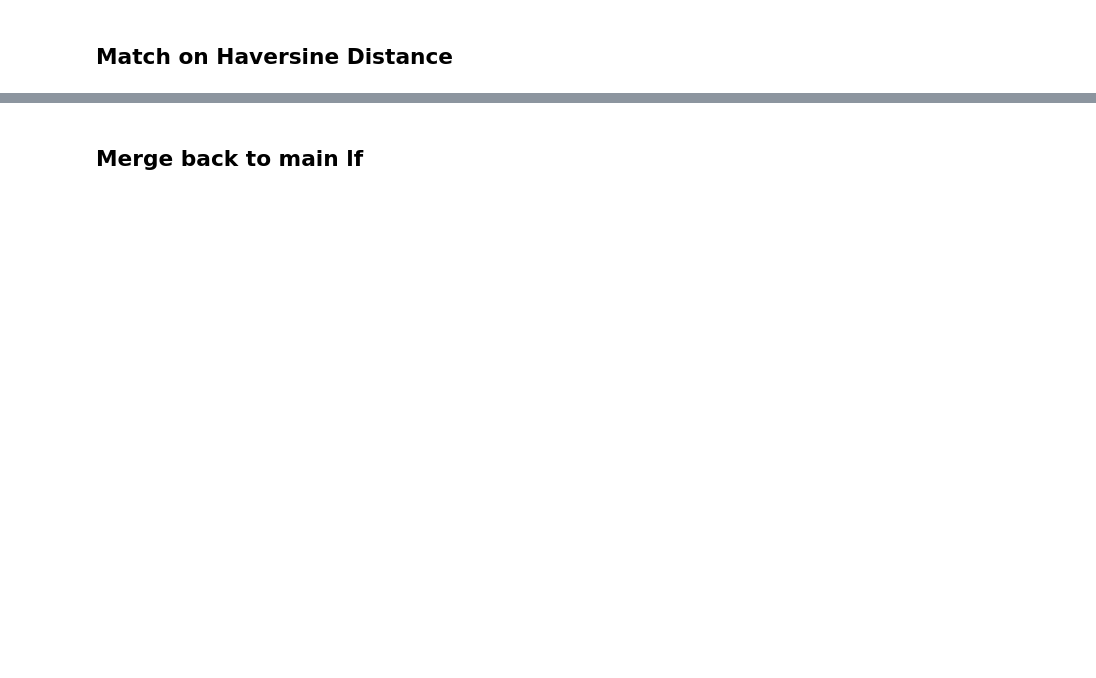
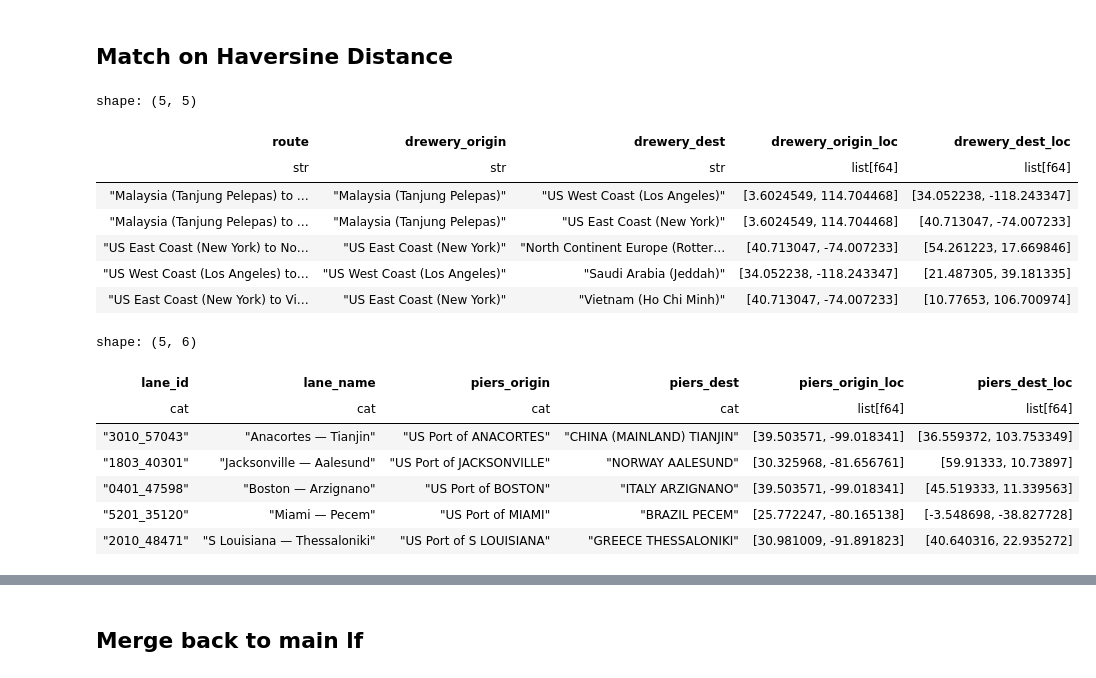
Before and after one commit to epistemetrica/Ocean-Carrier-Alliances-Project, a Jupyter notebook: analysis/lane_matching.ipynb, the cells around one changed output, grey strips where cells are left out. Drawn from its saved outputs; the diff is of its cells as text; code cells hidden in the pictures; blank space fills up the shorter version.

```diff
--- a/analysis/lane_matching.ipynb
+++ b/analysis/lane_matching.ipynb
@@ -322,0 +262,67 @@ skipping
+# %%
+#merge distances back to lanes
+
+#merge drewery origin locs
+drewery_loc_lanes_df = (
+    drewery_lanes_df
+    .join(
+        pl.DataFrame(drewery_ports_df),
+        left_on='drewery_origin',
+        right_on='drewery_port',
+    )
+    .rename({'drewery_port_loc':'drewery_origin_loc'})
+)
+#merge drewery dest locs
+drewery_loc_lanes_df = (
+    drewery_loc_lanes_df
+    .join(
+        pl.DataFrame(drewery_ports_df),
+        left_on='drewery_dest',
+        right_on='drewery_port',
+    )
+    .rename({'drewery_port_loc':'drewery_dest_loc'})
+    .unique()
+)
+
+#merge drewery origin locs
+piers_loc_lanes_df = (
+    piers_lanes_df
+    .join(
+        pl.DataFrame(piers_ports_df).cast({'piers_ports':pl.Categorical}),
+        left_on='piers_origin',
+        right_on='piers_ports',
+    )
+    .rename({'piers_port_loc':'piers_origin_loc'})
+)
+#merge drewery dest locs
+piers_loc_lanes_df = (
+    piers_loc_lanes_df
+    .join(
+        pl.DataFrame(piers_ports_df).cast({'piers_ports':pl.Categorical}),
+        left_on='piers_dest',
+        right_on='piers_ports',
+    )
+    .rename({'piers_port_loc':'piers_dest_loc'})
+    .unique()
+)
+
+#inspect
+display(drewery_loc_lanes_df.head())
+piers_loc_lanes_df.head()
+# %% [output]
+shape: (5, 5)
+| route | drewery_origin | drewery_dest | drewery_origin_loc | drewery_dest_loc |
+| str | str | str | list[f64] | list[f64] |
+| "Malaysia (Tanjung Pelepas) to … | "Malaysia (Tanjung Pelepas)" | "US West Coast (Los Angeles)" | [3.6024549, 114.704468] | [34.052238, -118.243347] |
+| "Malaysia (Tanjung Pelepas) to … | "Malaysia (Tanjung Pelepas)" | "US East Coast (New York)" | [3.6024549, 114.704468] | [40.713047, -74.007233] |
+| "US East Coast (New York) to No… | "US East Coast (New York)" | "North Continent Europe (Rotter… | [40.713047, -74.007233] | [54.261223, 17.669846] |
+| "US West Coast (Los Angeles) to… | "US West Coast (Los Angeles)" | "Saudi Arabia (Jeddah)" | [34.052238, -118.243347] | [21.487305, 39.181335] |
+| "US East Coast (New York) to Vi… | "US East Coast (New York)" | "Vietnam (Ho Chi Minh)" | [40.713047, -74.007233] | [10.77653, 106.700974] |
+shape: (5, 6)
+| lane_id | lane_name | piers_origin | piers_dest | piers_origin_loc | piers_dest_loc |
+| cat | cat | cat | cat | list[f64] | list[f64] |
+| "3010_57043" | "Anacortes — Tianjin" | "US Port of ANACORTES" | "CHINA (MAINLAND) TIANJIN" | [39.503571, -99.018341] | [36.559372, 103.753349] |
+| "1803_40301" | "Jacksonville — Aalesund" | "US Port of JACKSONVILLE" | "NORWAY AALESUND" | [30.325968, -81.656761] | [59.91333, 10.73897] |
+| "0401_47598" | "Boston — Arzignano" | "US Port of BOSTON" | "ITALY ARZIGNANO" | [39.503571, -99.018341] | [45.519333, 11.339563] |
+| "5201_35120" | "Miami — Pecem" | "US Port of MIAMI" | "BRAZIL PECEM" | [25.772247, -80.165138] | [-3.548698, -38.827728] |
+| "2010_48471" | "S Louisiana — Thessaloniki" | "US Port of S LOUISIANA" | "GREECE THESSALONIKI" | [30.981009, -91.891823] | [40.640316, 22.935272] |
```
Also changed, not shown: parts of 32 cells of this notebook.
